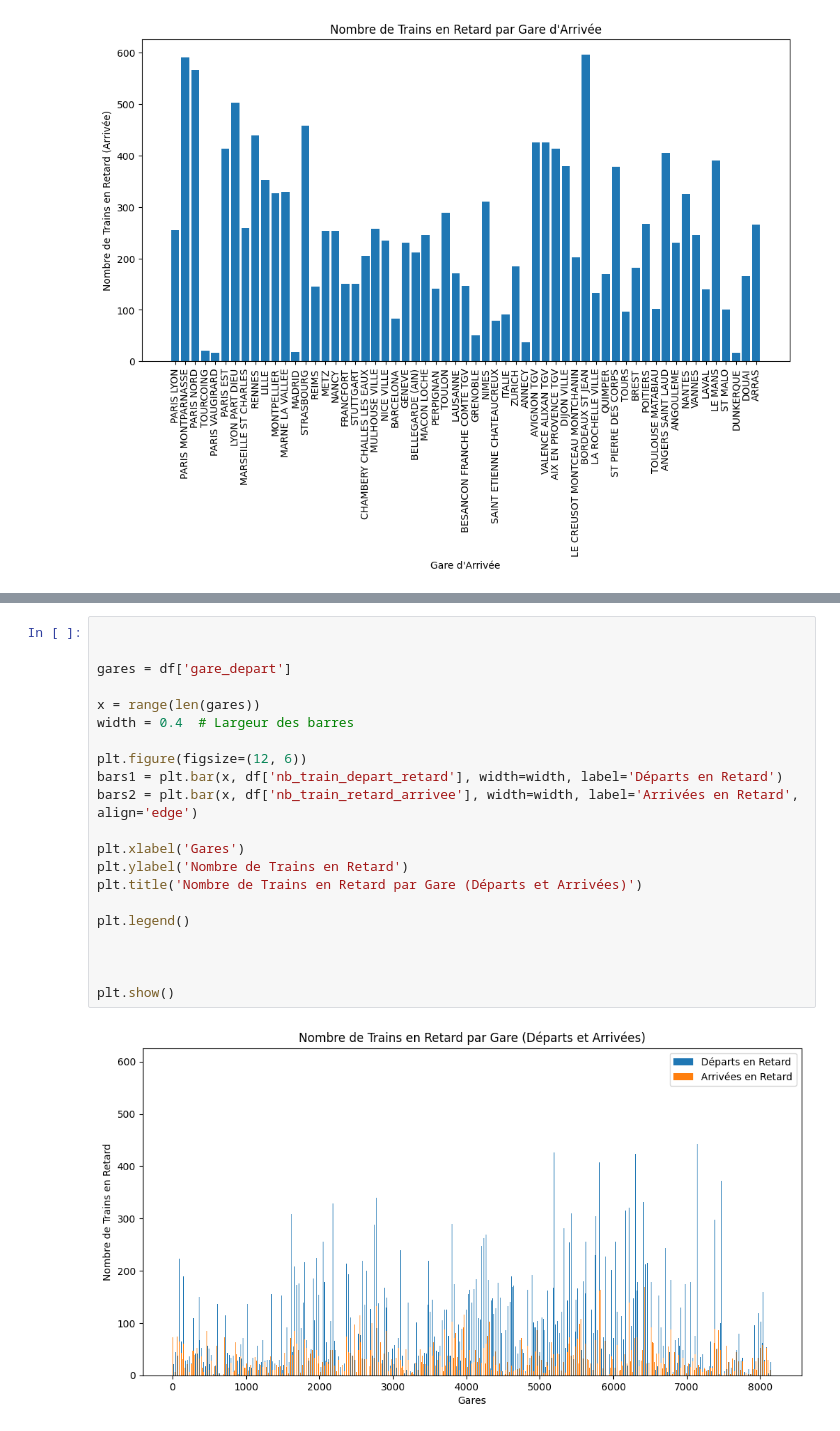
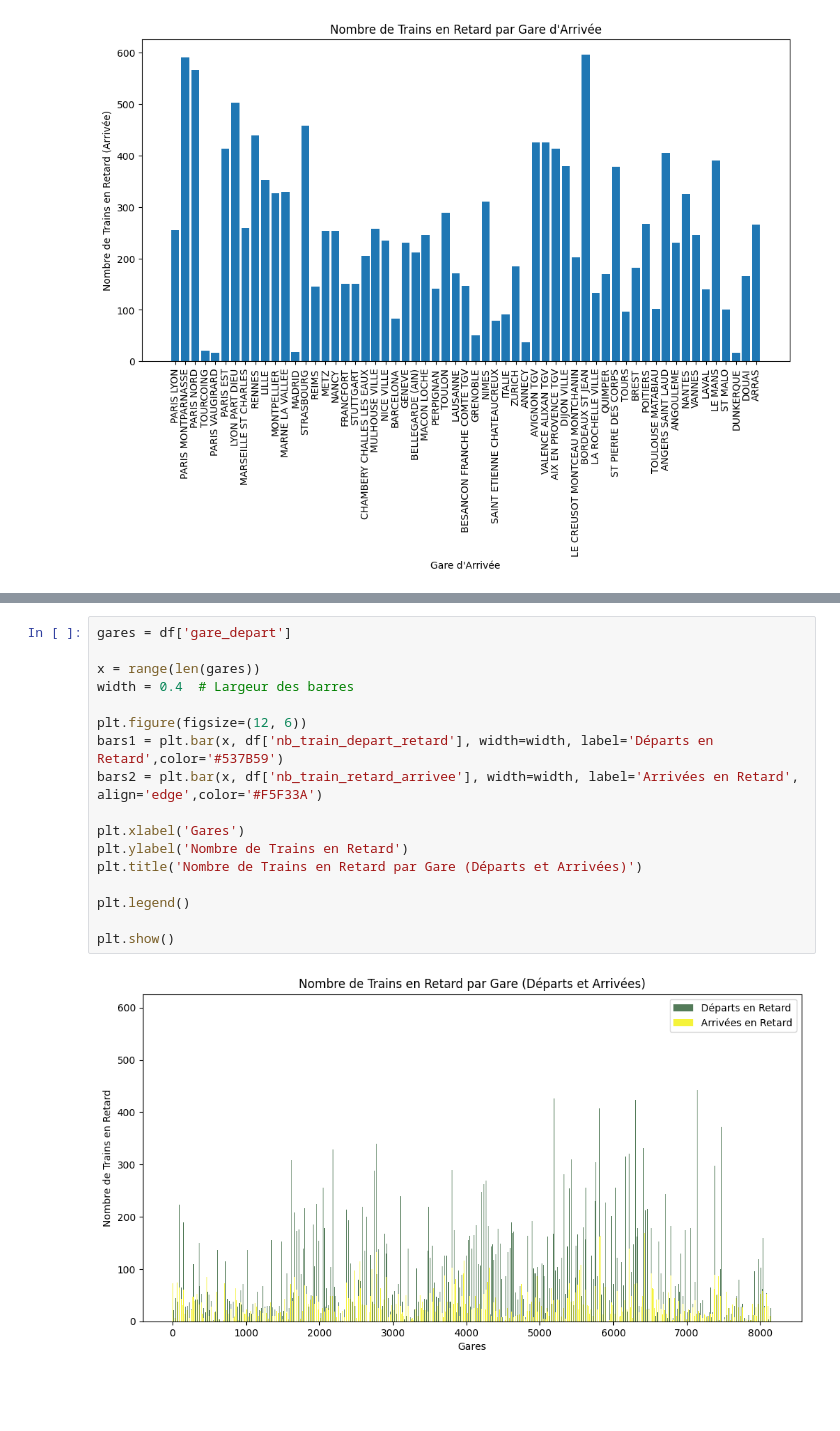
Before and after one commit to MatteoGentili/Apprentissage_Automatique_Project, a Jupyter notebook: Python_files/analyse_csv.ipynb, the cells around one changed output, grey strips where cells are left out. Drawn from its saved outputs; the diff is of its cells as text; blank space fills up the shorter version.

```diff
--- a/Python_files/analyse_csv.ipynb
+++ b/Python_files/analyse_csv.ipynb
@@ -100,23 +100,19 @@ plt.show()
 # %%
-
-
 gares = df['gare_depart']
 
 x = range(len(gares))
 width = 0.4  # Largeur des barres
 
 plt.figure(figsize=(12, 6))
-bars1 = plt.bar(x, df['nb_train_depart_retard'], width=width, label='Départs en Retard')
-bars2 = plt.bar(x, df['nb_train_retard_arrivee'], width=width, label='Arrivées en Retard', align='edge')
+bars1 = plt.bar(x, df['nb_train_depart_retard'], width=width, label='Départs en Retard',color='#537B59')
+bars2 = plt.bar(x, df['nb_train_retard_arrivee'], width=width, label='Arrivées en Retard', align='edge',color='#F5F33A')
 
 plt.xlabel('Gares')
 plt.ylabel('Nombre de Trains en Retard')
 plt.title('Nombre de Trains en Retard par Gare (Départs et Arrivées)')
 
 plt.legend()
 
-
-
 plt.show()
 # %% [output]
-[figure, old version]
+[figure, new version]
```
Also changed, not shown: parts of 4 cells of this notebook.
